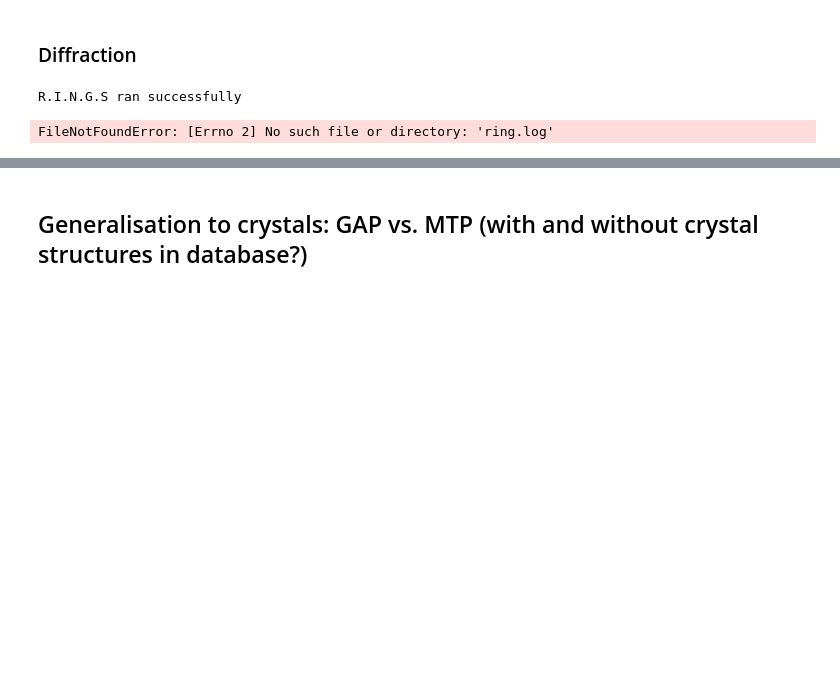
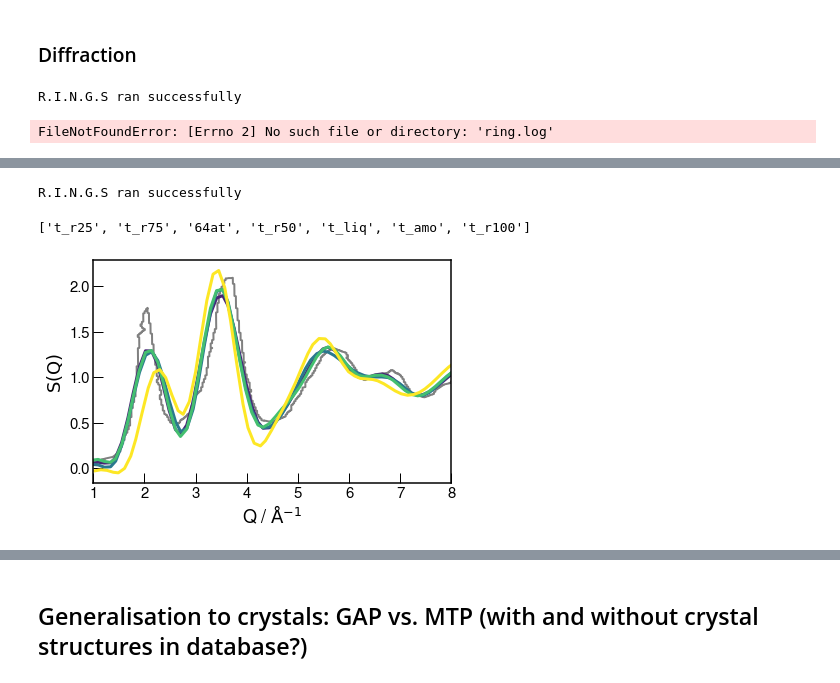
Before and after one commit to MorrowChem/Ge_analysis_local, a Jupyter notebook: Si_figures.ipynb, the cells around one changed output, grey strips where cells are left out. Drawn from its saved outputs; the diff is of its cells as text; code cells hidden in the pictures; blank space fills up the shorter version.

```diff
--- a/Si_figures.ipynb
+++ b/Si_figures.ipynb
@@ -292,0 +343,35 @@ axs.set(xlim=(1,12))
+# %%
+for i in red_MDs:
+    i.structure_factors(selection=[i for i in range(30,120)]+[i for i in range(220,240)],
+                    rings_dir='Sq_'+i.label,
+                    opts={'Angles':True},
+                    rings_in={'species':['Si']},
+                    read_only=True)
+    l_sel = [i for i in range(90)]
+    a_sel = [i for i in range(90,110)]
+    i.bin_fit(s_selection=l_sel, q_selection=[0.5,12])
+    i.bin_fit(s_selection=a_sel, q_selection=[0.5,12])
+    i.bin_bond_angle(s_selection=l_sel)
+    i.bin_bond_angle(s_selection=a_sel)
+# %% [output]
+R.I.N.G.S ran successfully
+# %%
+for i in mlp_red_MDs:
+    i.structure_factors(selection=[i for i in range(30,120)]+[i for i in range(220,240)],
+                    rings_dir='mlp/Sq_'+i.label,
+                    opts={'Angles':True},
+                    rings_in={'species':['Si']},
+                    read_only=True)
+    l_sel = [i for i in range(90)]
+    a_sel = [i for i in range(90,110)]
+    i.bin_fit(s_selection=l_sel, q_selection=[0.5,12])
+    i.bin_fit(s_selection=a_sel, q_selection=[0.5,12])
+    i.bin_bond_angle(s_selection=l_sel)
+    i.bin_bond_angle(s_selection=a_sel)
+# %%
+aSi_exp_Sq = np.genfromtxt('/home/joe/Documents/Ge_od/paper_data/a-Si_x-ray_Laaziri1999.txt',
+                          delimiter=', ').T
+# %%
+print([i.label for i in red_MDs])
+# %% [output]
+['t_r25', 't_r75', '64at', 't_r50', 't_liq', 't_amo', 't_r100']
@@ -292,0 +380,17 @@ axs.set(xlim=(1,12))
+# %%
+selection = [-1, 1, 3, 0]
+labels = [r'$2.6 \times 10^{4}$', '..75%', '..50%', '..25%']
+# %%
+fig, axs = plt.subplots()
+for ct, i in enumerate(selection):
+    axs.errorbar(*red_MDs[i].Sq_x_av[1], yerr=None,
+                label=labels[ct], color=colors[ct])
+
+axs.plot(*aSi_exp_Sq, color='Gray', linewidth=2, label='Exp. a-Si')
+#axs.legend(bbox_to_anchor=(1.04, 1), loc='upper left')
+axs.set(xlabel= r'Q / $\mathrm{{\AA}}^{-1}$', ylabel='$\mathrm{S(Q)}$')
+axs.set(xlim=(1,8))
+plt.tight_layout()
+fig.savefig('temp_figs/red_aSq.png', dpi=100, bbox_inches='tight')
+# %% [output]
+[figure, added]
```
Also changed, not shown: parts of 38 cells of this notebook, 6 other files.
